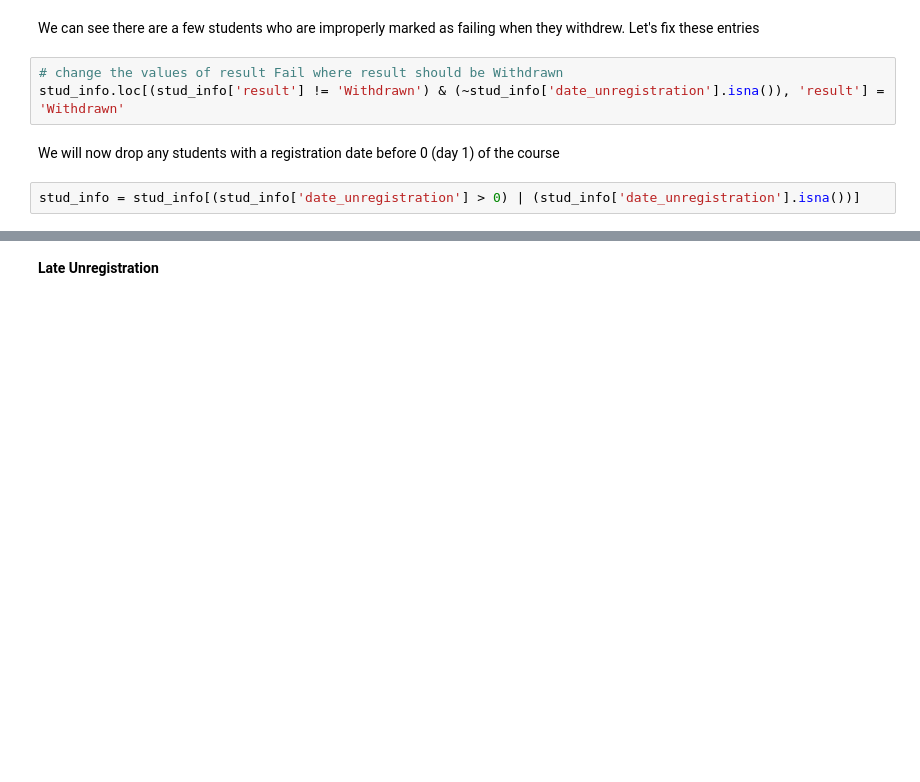
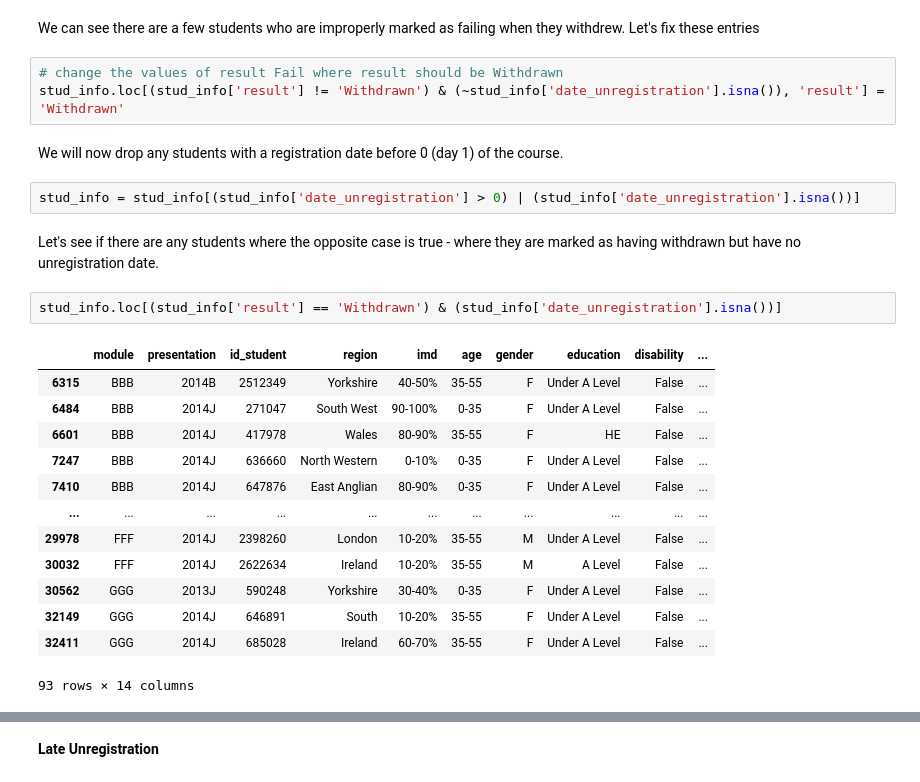
Before and after one commit to freyjagarner/Student-Data-Analysis, a Jupyter notebook: Capstone/Student_Information.ipynb, the cells around one changed output, grey strips where cells are left out. Cells and saved outputs as stored; diff of their text form; blank space fills up the shorter version.

Commit message:
Adding note of withdrawn/no unreg stud

```diff
--- a/Capstone/Student_Information.ipynb
+++ b/Capstone/Student_Information.ipynb
@@ -471,6 +471,24 @@ We can see there are a few students who are improperly marked as failing when th
 # change the values of result Fail where result should be Withdrawn
 stud_info.loc[(stud_info['result'] != 'Withdrawn') & (~stud_info['date_unregistration'].isna()), 'result'] = 'Withdrawn'
 # %% [markdown]
-We will now drop any students with a registration date before 0 (day 1) of the course
+We will now drop any students with a registration date before 0 (day 1) of the course.
 # %%
 stud_info = stud_info[(stud_info['date_unregistration'] > 0) | (stud_info['date_unregistration'].isna())]
+# %% [markdown]
+Let's see if there are any students where the opposite case is true - where they are marked as having withdrawn but have no unregistration date.
+# %%
+stud_info.loc[(stud_info['result'] == 'Withdrawn') & (stud_info['date_unregistration'].isna())]
+# %% [output]
+|  | module | presentation | id_student | region | imd | age | gender | education | disability | ... |
+| 6315 | BBB | 2014B | 2512349 | Yorkshire | 40-50% | 35-55 | F | Under A Level | False | ... |
+| 6484 | BBB | 2014J | 271047 | South West | 90-100% | 0-35 | F | Under A Level | False | ... |
+| 6601 | BBB | 2014J | 417978 | Wales | 80-90% | 35-55 | F | HE | False | ... |
+| 7247 | BBB | 2014J | 636660 | North Western | 0-10% | 0-35 | F | Under A Level | False | ... |
+| 7410 | BBB | 2014J | 647876 | East Anglian | 80-90% | 0-35 | F | Under A Level | False | ... |
+| ... | ... | ... | ... | ... | ... | ... | ... | ... | ... | ... |
+| 29978 | FFF | 2014J | 2398260 | London | 10-20% | 35-55 | M | Under A Level | False | ... |
+| 30032 | FFF | 2014J | 2622634 | Ireland | 10-20% | 35-55 | M | A Level | False | ... |
+| 30562 | GGG | 2013J | 590248 | Yorkshire | 30-40% | 0-35 | F | Under A Level | False | ... |
+| 32149 | GGG | 2014J | 646891 | South | 10-20% | 35-55 | F | Under A Level | False | ... |
+| 32411 | GGG | 2014J | 685028 | Ireland | 60-70% | 35-55 | F | Under A Level | False | ... |
+93 rows × 14 columns
```
Also changed, not shown: parts of 1 cell of this notebook.
